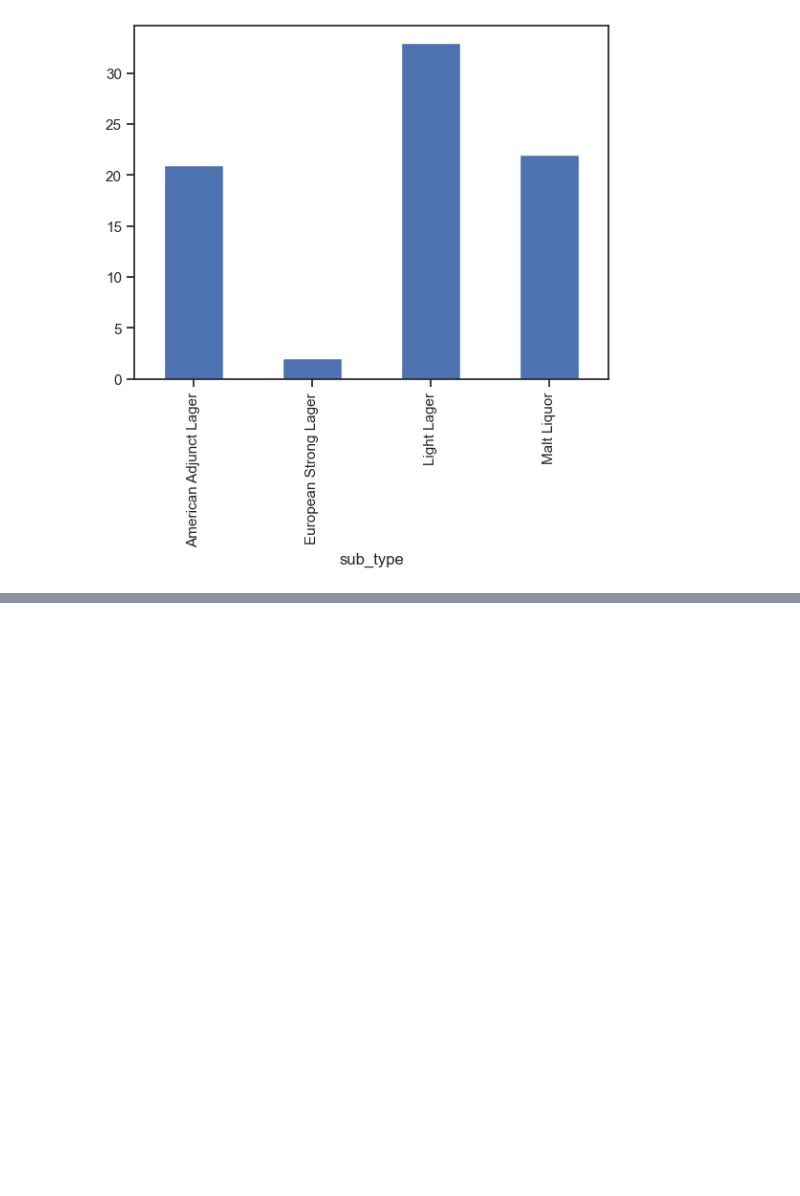
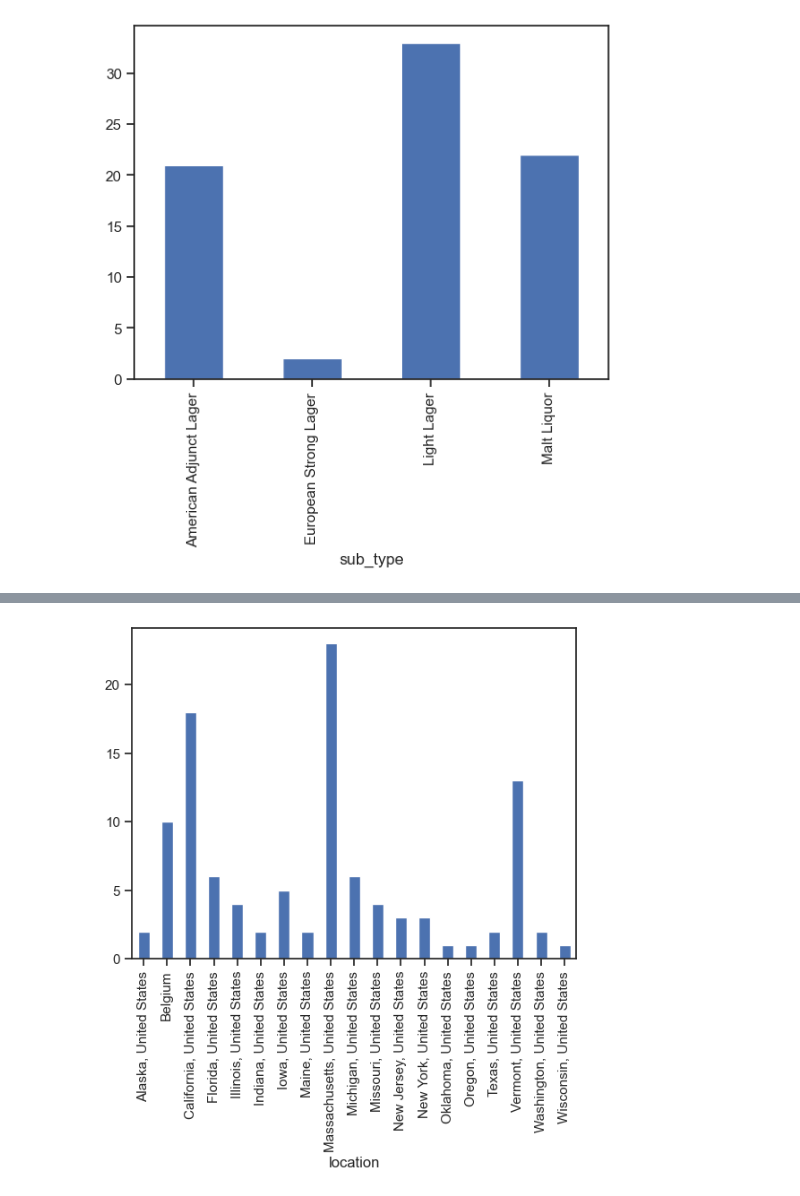
Before and after one commit to megyg6/sovereign-of-suds, a Jupyter notebook: notebooks/sov_beer_eda_2.ipynb, the cells around one changed output, grey strips where cells are left out. Cells and saved outputs as stored; diff of their text form; code cells hidden in the pictures; blank space fills up the shorter version.

```diff
--- a/notebooks/sov_beer_eda_2.ipynb
+++ b/notebooks/sov_beer_eda_2.ipynb
@@ -233,0 +269,5 @@ ter_pale_lager.groupby('sub_type')['sub_type'].count().plot(kind='bar');
+# %%
+score_100.groupby('location')['location'].count().plot(kind ='bar');
+#massachusetts
+# %% [output]
+[figure, added]
```
Also changed, not shown: parts of 19 cells of this notebook.
